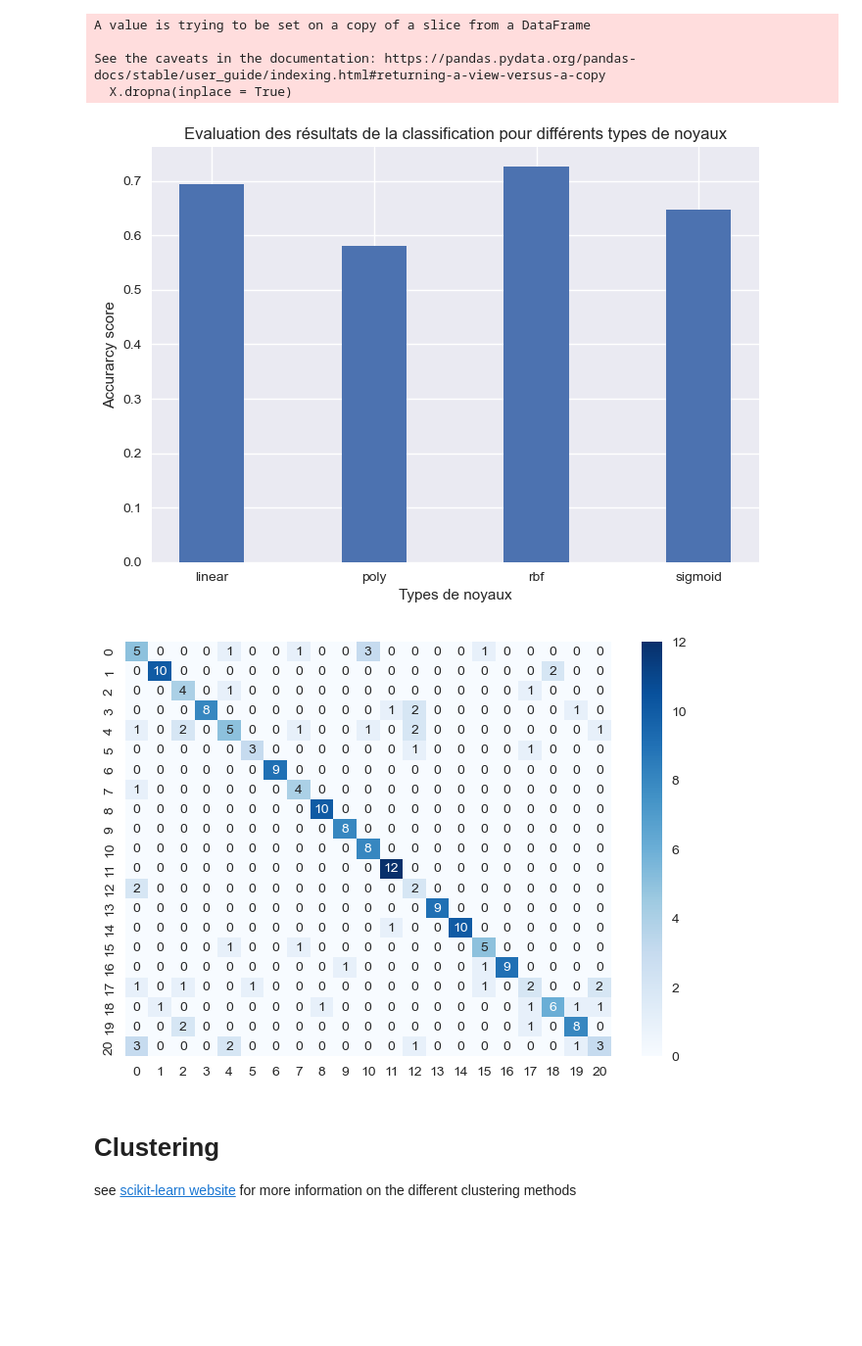
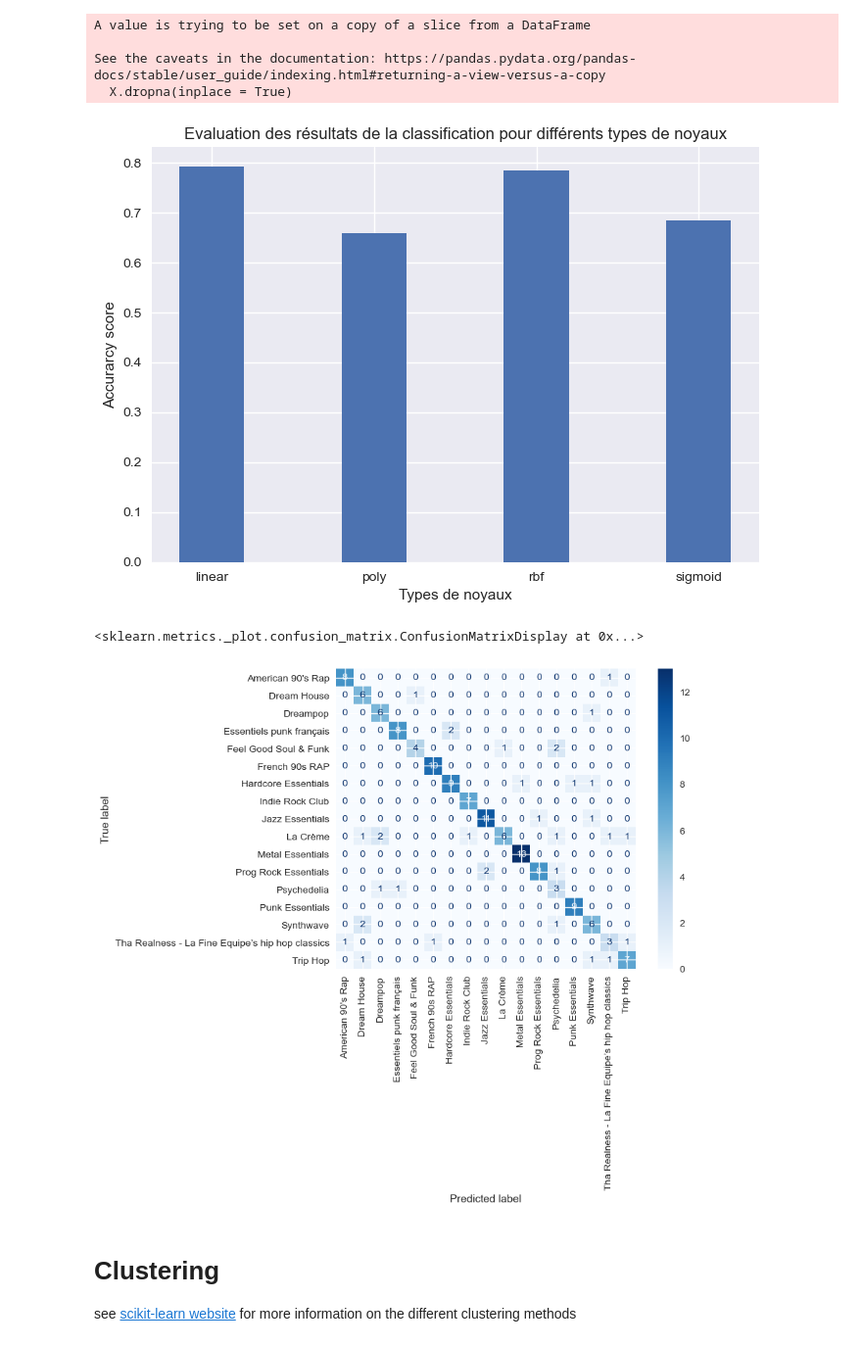
Before and after one commit to LeoMaurice/automated-playlist-making, a Jupyter notebook: Classification_clustering.ipynb, the cells around one changed output. Shown at 98% size. Drawn from its saved outputs; the diff is of its cells as text; code cells hidden in the pictures; blank space fills up the shorter version.

```diff
--- a/Classification_clustering.ipynb
+++ b/Classification_clustering.ipynb
@@ -299,3 +341,14 @@ vars = ['has_lyrics','mood','popularity', 'length',
        'time_signature'] + [genre+' dummy' for genre in selfdefined_genre] +[genre+' score' for genre in selfdefined_genre]
 # %%
 df_playlist_complete = df_playlist[[objective]+vars].dropna()
+# %%
+playlist_names = ['La Crème', 'Tha Realness - La Fine Equipe’s hip hop classics',
+       'Trip Hop', 'Indie Rock Club',
+       'Feel Good Soul & Funk', 'Jazz Essentials',
+       'Essentiels punk français', 'Prog Rock Essentials',
+       'Hardcore Essentials', 'Psychedelia', 'Punk Essentials',
+       'Metal Essentials', 'Dreampop', 'French 90s RAP',
+       'Synthwave', 'Dream House', "American 90's Rap"]
+# %%
+# select playlist
+df_playlist_complete = df_playlist_complete[df_playlist_complete['original playlist'].isin(playlist_names)]
@@ -369,20 +424,20 @@ plt.ylabel("Accurarcy score")
 plt.title("Evaluation des résultats de la classification pour différents types de noyaux")
 plt.show()
 # %% [output]
-[figure, old version]
+[figure, new version]
 # %%
 noyau_accurate = liste_noyaux[np.array(resultats).argmax()]
-model = SVC(kernel= noyau_accurate, random_state=1, C=1.0)
+model = SVC(kernel= "rbf", random_state=1, C=1.0)
 model.fit(X_train, Y_train)
 # Résultats
 Y_pred = model.predict(X_test)
 # %%
-from sklearn.metrics import confusion_matrix
-cf_matrix = confusion_matrix(Y_test, Y_pred)
+from sklearn.metrics import plot_confusion_matrix
 
-ax = sns.heatmap(cf_matrix, annot=True, cmap='Blues')
+plot_confusion_matrix(model,X_test,Y_test, xticks_rotation='vertical', cmap='Blues')
 # %% [output]
+<sklearn.metrics._plot.confusion_matrix.ConfusionMatrixDisplay at 0x...>
-[figure, old version]
+[figure, new version]
 # %% [markdown]
 # Clustering
 see [scikit-learn website](https://scikit-learn.org/stable/modules/clustering.html) for more information on the different clustering methods
```
Also changed, not shown: parts of 13 cells of this notebook, 2 other files.
